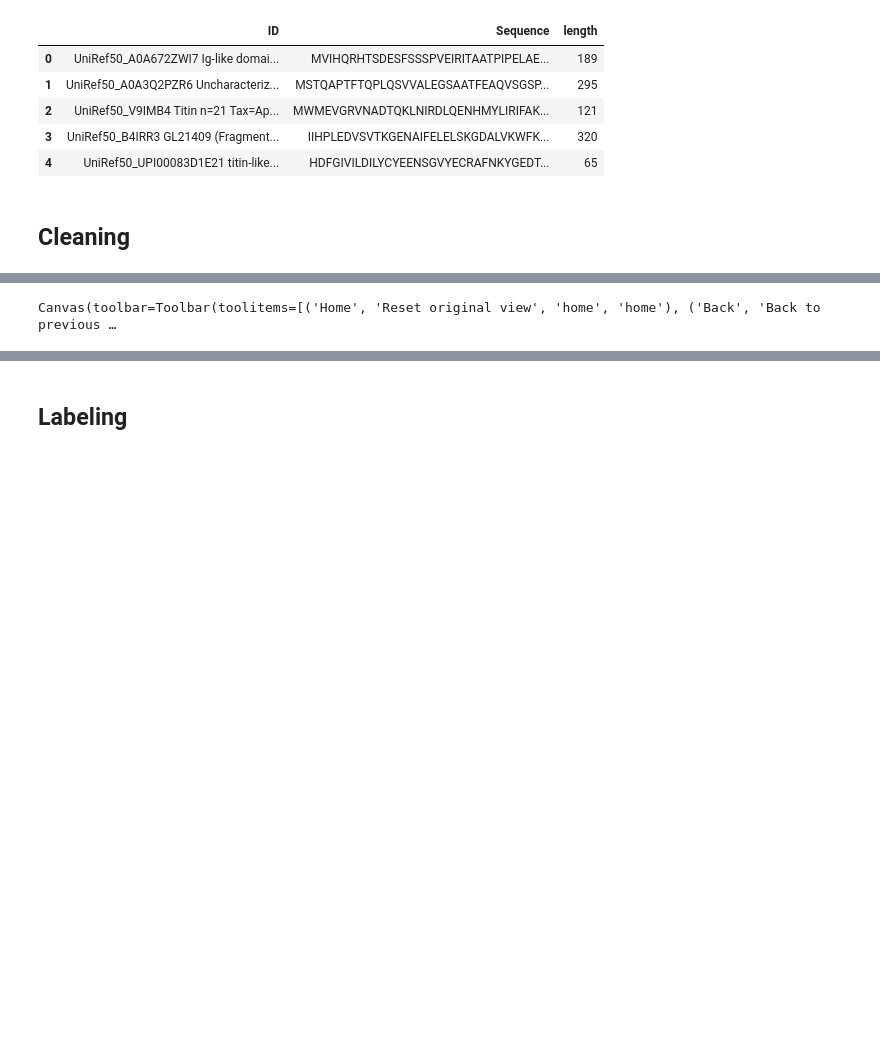
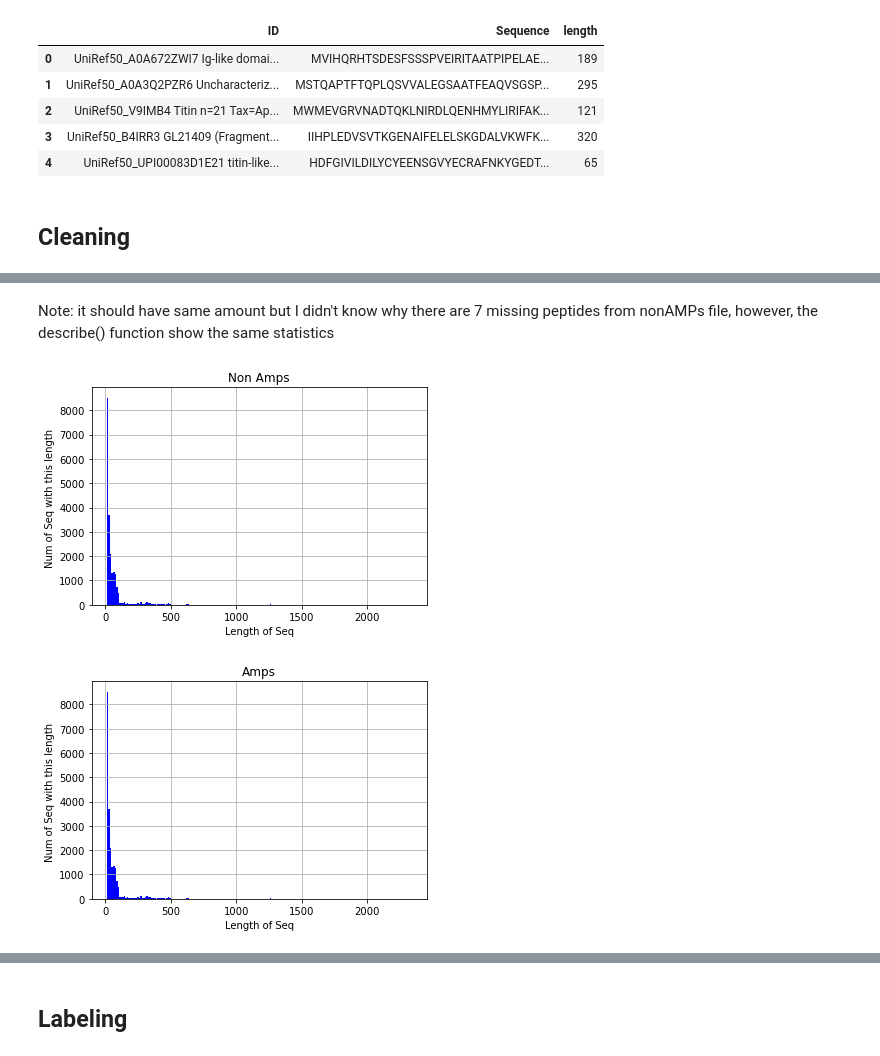
Before and after one commit to silenus092/AMPsDetector, a Jupyter notebook: DataPrep/DataPrep.ipynb, the cells around one changed output, grey strips where cells are left out. Drawn from its saved outputs; the diff is of its cells as text; code cells hidden in the pictures; blank space fills up the shorter version.

```diff
--- a/DataPrep/DataPrep.ipynb
+++ b/DataPrep/DataPrep.ipynb
@@ -184 +185,10 @@ nonAMPs_df.head()
+# %%
+# remove white space
+nonAMPs_df['ID'] = nonAMPs_df['ID'].str.strip()
+nonAMPs_df['Sequence'] = nonAMPs_df['Sequence'].str.strip()
+AMPs_df['ID'] = AMPs_df['ID'].str.strip()
+AMPs_df['Sequence'] = AMPs_df['Sequence'].str.strip()
+# %%
+AMPs_df['Sequence'] = AMPs_df['Sequence'].str.upper()
+nonAMPs_df['Sequence'] = nonAMPs_df['Sequence'].str.upper()
 # %% [markdown]
@@ -193,0 +220,2 @@ def lengthDistribution(df,title):
+# %% [markdown]
+Note: it should have same amount but I didn't know why there are 7 missing peptides from nonAMPs file, however, the describe() function show the same statistics
@@ -194,4 +263,6 @@ def lengthDistribution(df,title):
 # %%
 lengthDistribution(nonAMPs_df,"Non Amps")
+lengthDistribution(AMPs_df,"Amps")
 # %% [output]
-Canvas(toolbar=Toolbar(toolitems=[('Home', 'Reset original view', 'home', 'home'), ('Back', 'Back to previous …
+[figure, added]
+[figure, added]
```
Also changed, not shown: parts of 21 cells of this notebook, 6 other files.
